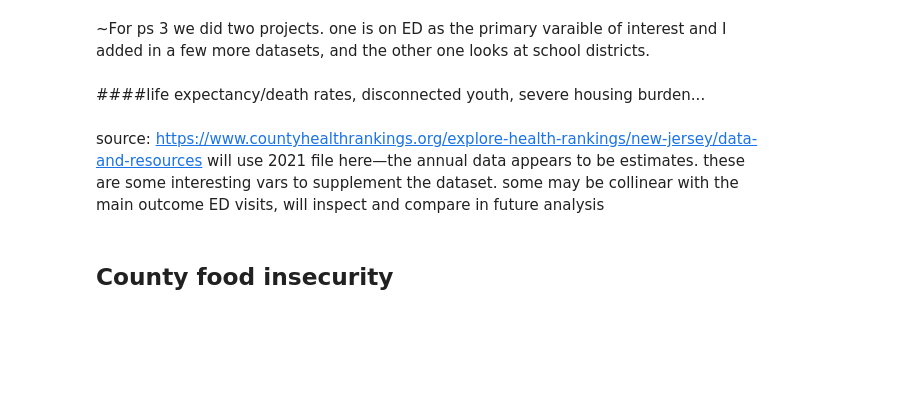
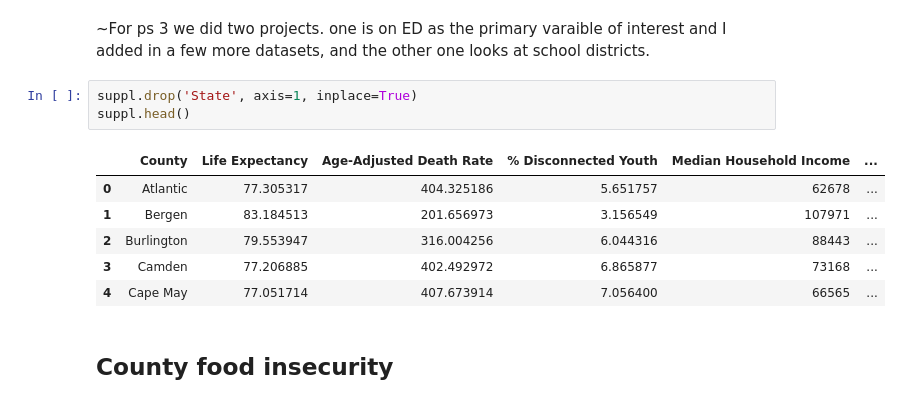
Before and after one commit to worldterminator/worldterminator, a Jupyter notebook: ps3(Yachun&Citlalli).ipynb, the cells around one changed output. Drawn from its saved outputs; the diff is of its cells as text; blank space fills up the shorter version.

```diff
--- a/ps3(Yachun&Citlalli).ipynb
+++ b/ps3(Yachun&Citlalli).ipynb
@@ -12,10 +12,16 @@ lucy: ok, feedback corporeated—will take advantge of the indicator to check th
 # PS3: new datasets and mergings
 # %% [markdown]
 ~For ps 3 we did two projects. one is on ED as the primary varaible of interest and I added in a few more datasets, and the other one looks at school districts.
-# %% [markdown]
-####life expectancy/death rates, disconnected youth, severe housing burden...
-# %% [markdown]
-source: https://www.countyhealthrankings.org/explore-health-rankings/new-jersey/data-and-resources will use 2021 file here—the annual data appears to be estimates. these are some interesting vars to supplement the dataset. some may be collinear with the main outcome ED visits, will inspect and compare in future analysis
+# %%
+suppl.drop('State', axis=1, inplace=True)
+suppl.head()
+# %% [output]
+|  | County | Life Expectancy | Age-Adjusted Death Rate | % Disconnected Youth | Median Household Income | ... |
+| 0 | Atlantic | 77.305317 | 404.325186 | 5.651757 | 62678 | ... |
+| 1 | Bergen | 83.184513 | 201.656973 | 3.156549 | 107971 | ... |
+| 2 | Burlington | 79.553947 | 316.004256 | 6.044316 | 88443 | ... |
+| 3 | Camden | 77.206885 | 402.492972 | 6.865877 | 73168 | ... |
+| 4 | Cape May | 77.051714 | 407.673914 | 7.056400 | 66565 | ... |
 # %% [markdown]
 ## County food insecurity
 # %% [markdown]
```
Also changed, not shown: parts of 10 cells of this notebook.
